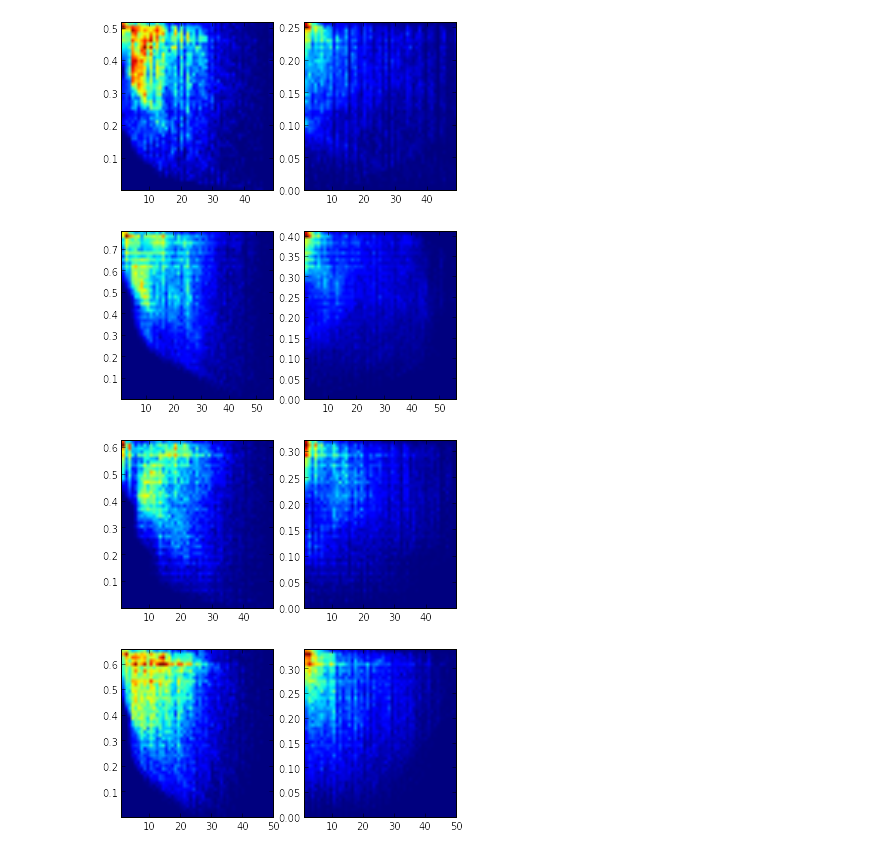
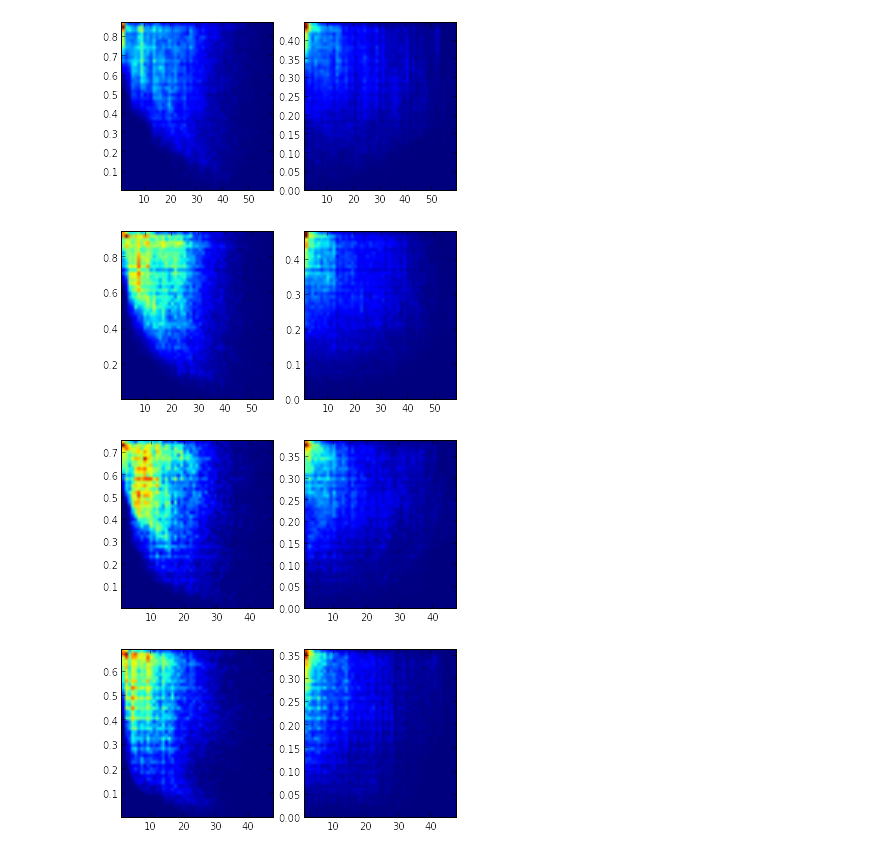
Before and after one commit to amarallab/waldo, a Jupyter notebook: workbooks/heltena_idtracker.ipynb, the cells around one changed output. Drawn from its saved outputs; the diff is of its cells as text; code cells hidden in the pictures.

```diff
--- a/workbooks/heltena_idtracker.ipynb
+++ b/workbooks/heltena_idtracker.ipynb
@@ -44,41 +44,43 @@ def calculate_fingerprint(image_filename, mask_filename):
                 jv = image[j]
                 if jv > 0:
                     plus_ij = iv * iv + jv * jv
                     minus_ij = abs(iv * iv - jv * jv)
                     dist = math.hypot(jx-ix, jy-iy)
 
                     plus_scores.append(plus_ij)
                     minus_scores.append(minus_ij)
                     dist_scores.append(dist)
 
                 jx, jy = move_pixel(jx, jy)
         ix, iy = move_pixel(ix, iy)
 
     plus_heatmap, xedges, yedges = np.histogram2d(dist_scores, plus_scores, bins=50)
     plus_extent = [xedges[0], xedges[-1], yedges[0], yedges[-1]]
 
     minus_heatmap, xedges, yedges = np.histogram2d(dist_scores, minus_scores, bins=50)
     minus_extent = [xedges[0], xedges[-1], yedges[0], yedges[-1]]
 
     f, ax = plt.subplots(1,2)
     f.set_size_inches((6,3))
     ax[0].imshow(plus_heatmap, extent=plus_extent, aspect='auto')
     ax[1].imshow(minus_heatmap, extent=minus_extent, aspect='auto')
 
 
-def calculate_from_id(id):
+def calculate_from_id(folder, id):
     BASEDIR = "/Users/heltena/src/waldo/data/cutouts/20130702_135704"
-    TEST_BASE_NAME = "1167_0/{id}".format(id=id)
+    TEST_BASE_NAME = "{folder}/{id}".format(folder=folder, id=id)
     TEST_IMAGE_FILENAME = "{basedir}/{basename}_img.png".format(basedir=BASEDIR, basename=TEST_BASE_NAME)
     TEST_MASK_FILENAME =  "{basedir}/{basename}_mask.png".format(basedir=BASEDIR, basename=TEST_BASE_NAME)
-    calculate_fingerprint(TEST_IMAGE_FILENAME, TEST_MASK_FILENAME)
+    try:
+        calculate_fingerprint(TEST_IMAGE_FILENAME, TEST_MASK_FILENAME)
+    except:
+        pass
 
-calculate_from_id(11)
-calculate_from_id(15)
-calculate_from_id(81)
-calculate_from_id(83)
+FOLDERS = ['24109', '29992', '47394', '49387', '55329', '77984']
+for folder in FOLDERS:
+    calculate_from_id(folder, 13)
 # %% [output]
-[figure, old version]
+[figure, new version]
-[figure, old version]
+[figure, new version]
-[figure, old version]
+[figure, new version]
-[figure, old version]
+[figure, new version]
```
